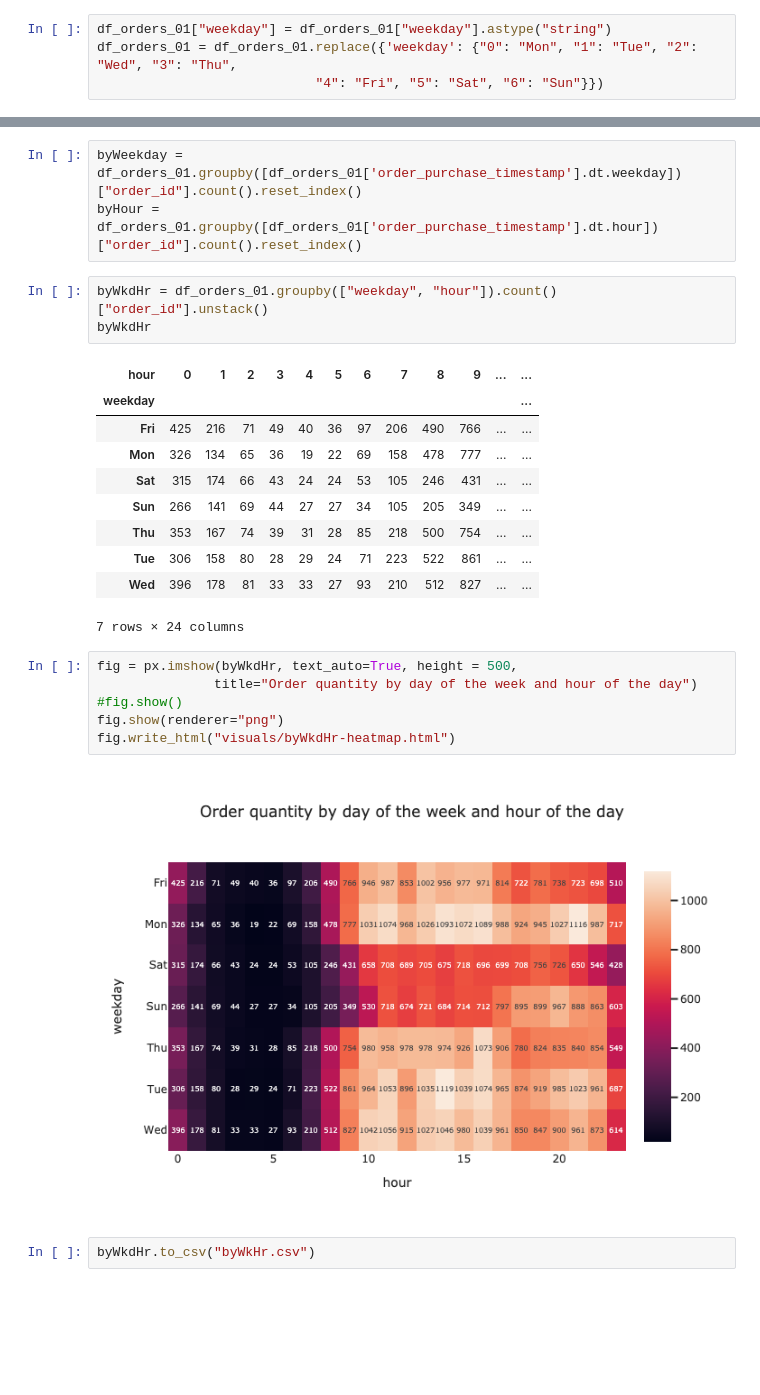
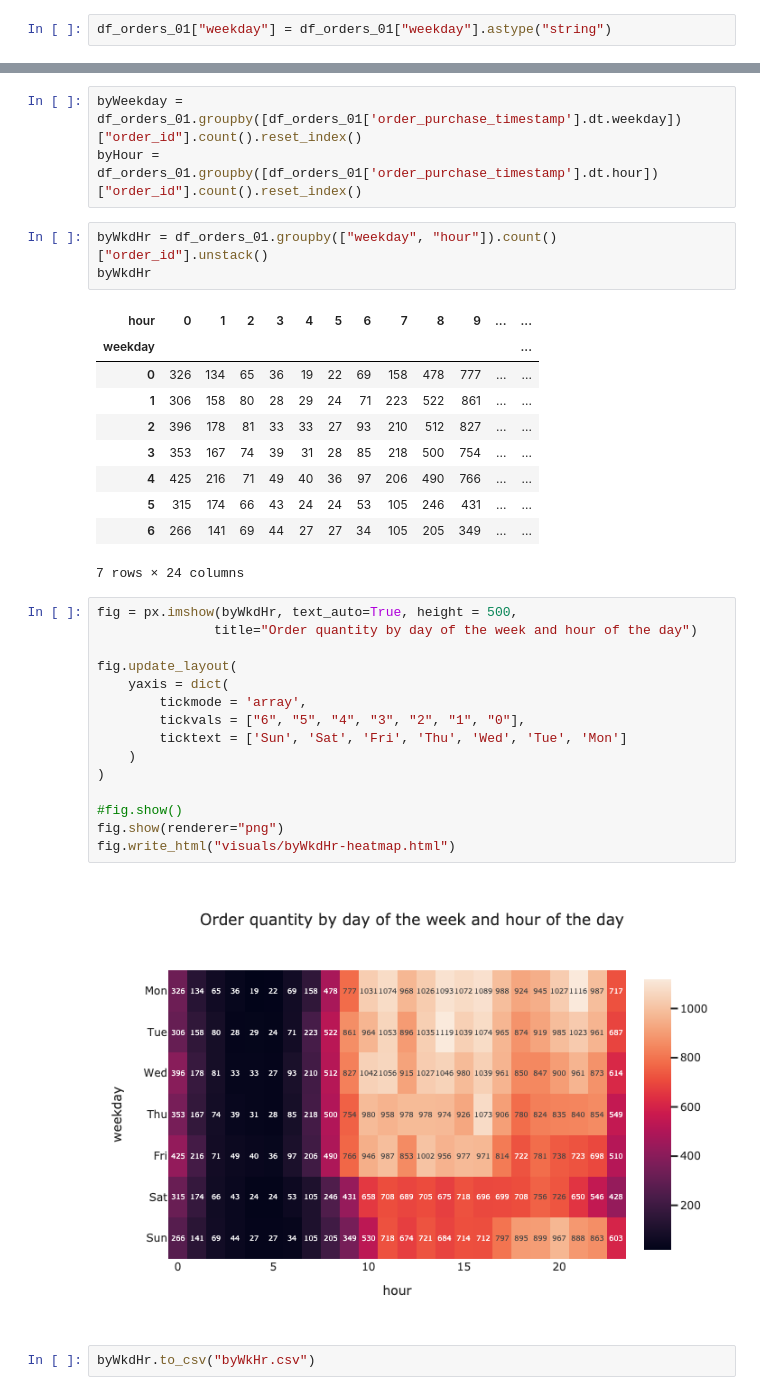
Before and after one commit to dailyLi/olist_digital_marketing, a Jupyter notebook: EDA.ipynb, the cells around one changed output, grey strips where cells are left out. Cells and saved outputs as stored; diff of their text form; blank space fills up the shorter version.

```diff
--- a/EDA.ipynb
+++ b/EDA.ipynb
@@ -163,4 +153,2 @@ See the caveats in the documentation: https://pandas.pydata.org/pandas-docs/stab
 # %%
 df_orders_01["weekday"] = df_orders_01["weekday"].astype("string")
-df_orders_01 = df_orders_01.replace({'weekday': {"0": "Mon", "1": "Tue", "2": "Wed", "3": "Thu",
-                            "4": "Fri", "5": "Sat", "6": "Sun"}})
@@ -178,22 +161,31 @@ byWkdHr
 # %% [output]
 | hour | 0 | 1 | 2 | 3 | 4 | 5 | 6 | 7 | 8 | 9 | ... | ... |
 | weekday |  |  |  |  |  |  |  |  |  |  |  | ... |
-| Fri | 425 | 216 | 71 | 49 | 40 | 36 | 97 | 206 | 490 | 766 | ... | ... |
-| Mon | 326 | 134 | 65 | 36 | 19 | 22 | 69 | 158 | 478 | 777 | ... | ... |
-| Sat | 315 | 174 | 66 | 43 | 24 | 24 | 53 | 105 | 246 | 431 | ... | ... |
-| Sun | 266 | 141 | 69 | 44 | 27 | 27 | 34 | 105 | 205 | 349 | ... | ... |
-| Thu | 353 | 167 | 74 | 39 | 31 | 28 | 85 | 218 | 500 | 754 | ... | ... |
-| Tue | 306 | 158 | 80 | 28 | 29 | 24 | 71 | 223 | 522 | 861 | ... | ... |
-| Wed | 396 | 178 | 81 | 33 | 33 | 27 | 93 | 210 | 512 | 827 | ... | ... |
+| 0 | 326 | 134 | 65 | 36 | 19 | 22 | 69 | 158 | 478 | 777 | ... | ... |
+| 1 | 306 | 158 | 80 | 28 | 29 | 24 | 71 | 223 | 522 | 861 | ... | ... |
+| 2 | 396 | 178 | 81 | 33 | 33 | 27 | 93 | 210 | 512 | 827 | ... | ... |
+| 3 | 353 | 167 | 74 | 39 | 31 | 28 | 85 | 218 | 500 | 754 | ... | ... |
+| 4 | 425 | 216 | 71 | 49 | 40 | 36 | 97 | 206 | 490 | 766 | ... | ... |
+| 5 | 315 | 174 | 66 | 43 | 24 | 24 | 53 | 105 | 246 | 431 | ... | ... |
+| 6 | 266 | 141 | 69 | 44 | 27 | 27 | 34 | 105 | 205 | 349 | ... | ... |
 7 rows × 24 columns
 # %%
 fig = px.imshow(byWkdHr, text_auto=True, height = 500,
                title="Order quantity by day of the week and hour of the day")
+
+fig.update_layout(
+    yaxis = dict(
+        tickmode = 'array',
+        tickvals = ["6", "5", "4", "3", "2", "1", "0"],
+        ticktext = ['Sun', 'Sat', 'Fri', 'Thu', 'Wed', 'Tue', 'Mon']
+    )
+)
+
 #fig.show()
 fig.show(renderer="png")
 fig.write_html("visuals/byWkdHr-heatmap.html")
 # %% [output]
-[figure, old version]
+[figure, new version]
 # %%
 byWkdHr.to_csv("byWkHr.csv")
 # %% [markdown]
```
Also changed, not shown: parts of 3 cells of this notebook.
